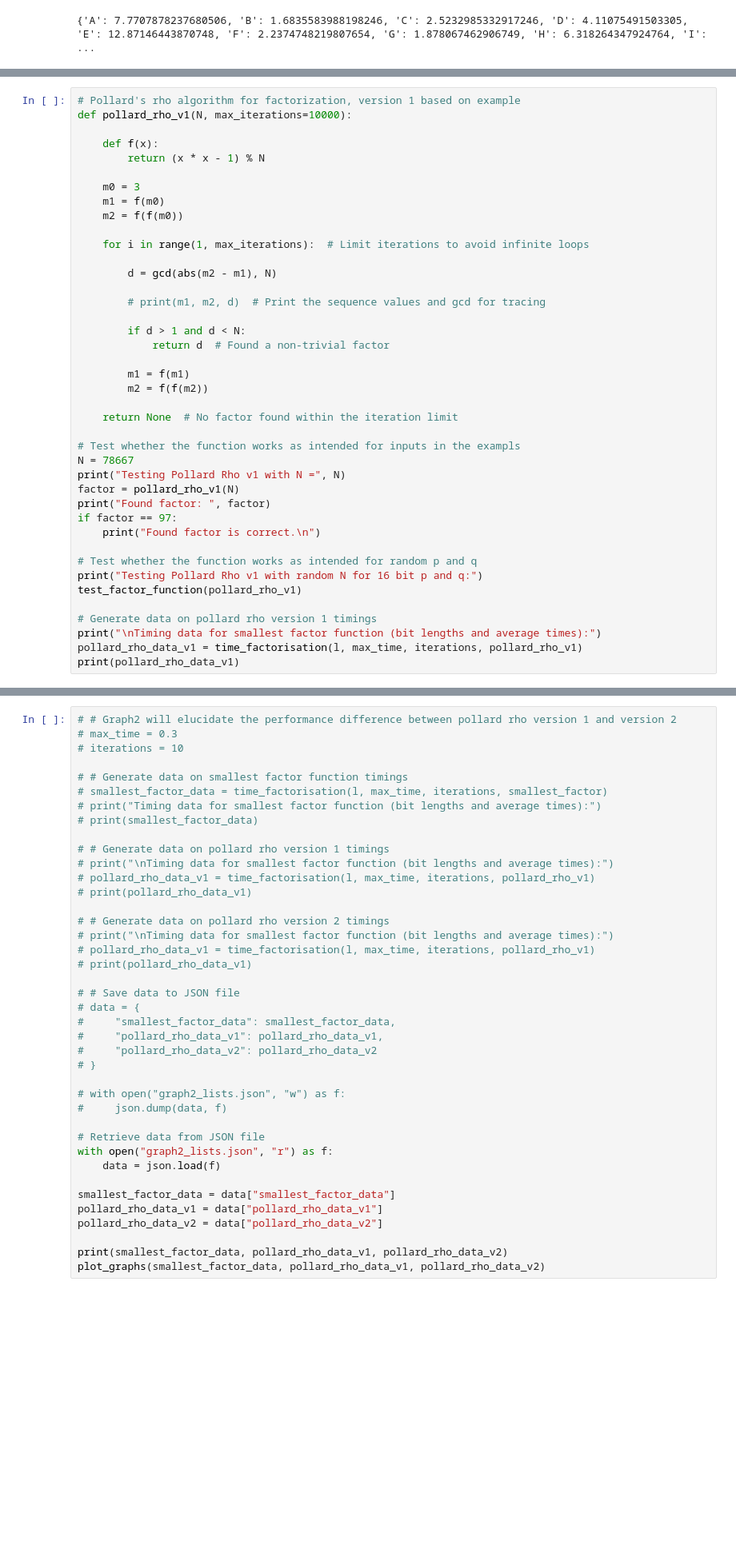
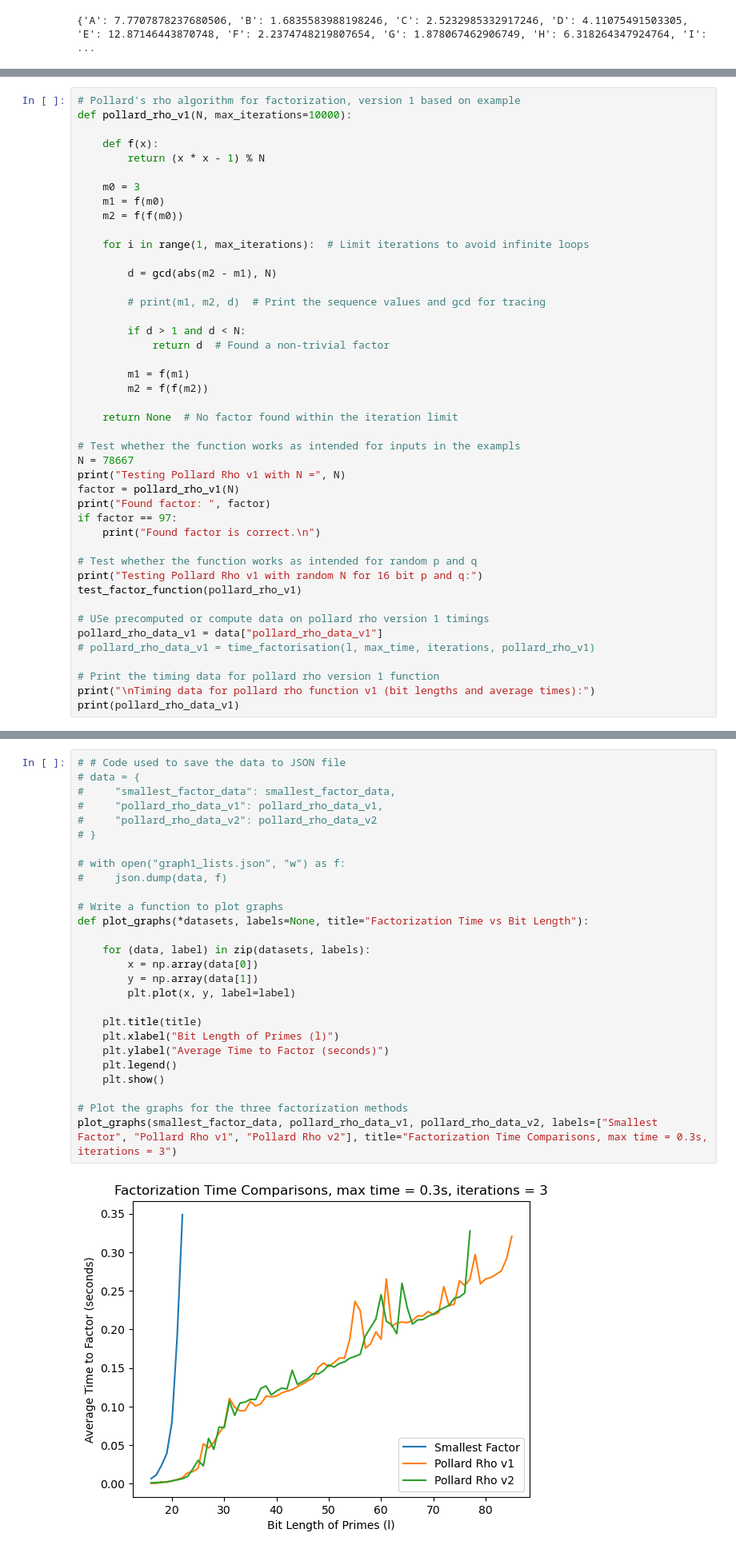
Before and after one commit to MattPygottCode/Group3, a Jupyter notebook: Hybrid Cryptography.ipynb, the cells around one changed output, grey strips where cells are left out. Shown at 80% size. Drawn from its saved outputs; the diff is of its cells as text; blank space fills up the shorter version.

```diff
--- a/Hybrid Cryptography.ipynb
+++ b/Hybrid Cryptography.ipynb
@@ -1110,9 +1074,12 @@ if factor == 97:
 print("Testing Pollard Rho v1 with random N for 16 bit p and q:")
 test_factor_function(pollard_rho_v1)
 
-# Generate data on pollard rho version 1 timings
-print("\nTiming data for smallest factor function (bit lengths and average times):")
-pollard_rho_data_v1 = time_factorisation(l, max_time, iterations, pollard_rho_v1)
+# USe precomputed or compute data on pollard rho version 1 timings
+pollard_rho_data_v1 = data["pollard_rho_data_v1"]
+# pollard_rho_data_v1 = time_factorisation(l, max_time, iterations, pollard_rho_v1)
+
+# Print the timing data for pollard rho version 1 function
+print("\nTiming data for pollard rho function v1 (bit lengths and average times):")
 print(pollard_rho_data_v1)
 # %% [output]
 Testing Pollard Rho v1 with N = 78667
@@ -1206,41 +1165,30 @@ Surprisingly there was no immediate apparent difference, so we plotted all three
 # %%
-# # Graph2 will elucidate the performance difference between pollard rho version 1 and version 2
-# max_time = 0.3
-# iterations = 10
-
-# # Generate data on smallest factor function timings
-# smallest_factor_data = time_factorisation(l, max_time, iterations, smallest_factor)
-# print("Timing data for smallest factor function (bit lengths and average times):")
-# print(smallest_factor_data)
-
-# # Generate data on pollard rho version 1 timings
-# print("\nTiming data for smallest factor function (bit lengths and average times):")
-# pollard_rho_data_v1 = time_factorisation(l, max_time, iterations, pollard_rho_v1)
-# print(pollard_rho_data_v1)
-
-# # Generate data on pollard rho version 2 timings
-# print("\nTiming data for smallest factor function (bit lengths and average times):")
-# pollard_rho_data_v1 = time_factorisation(l, max_time, iterations, pollard_rho_v1)
-# print(pollard_rho_data_v1)
-
-# # Save data to JSON file
+# # Code used to save the data to JSON file
 # data = {
 #     "smallest_factor_data": smallest_factor_data,
 #     "pollard_rho_data_v1": pollard_rho_data_v1,
 #     "pollard_rho_data_v2": pollard_rho_data_v2
 # }
 
-# with open("graph2_lists.json", "w") as f:
+# with open("graph1_lists.json", "w") as f:
 #     json.dump(data, f)
 
-# Retrieve data from JSON file
-with open("graph2_lists.json", "r") as f:
-    data = json.load(f)
+# Write a function to plot graphs
+def plot_graphs(*datasets, labels=None, title="Factorization Time vs Bit Length"):
 
-smallest_factor_data = data["smallest_factor_data"]
-pollard_rho_data_v1 = data["pollard_rho_data_v1"]
-pollard_rho_data_v2 = data["pollard_rho_data_v2"]
+    for (data, label) in zip(datasets, labels):
+        x = np.array(data[0])
+        y = np.array(data[1])
+        plt.plot(x, y, label=label)
 
-print(smallest_factor_data, pollard_rho_data_v1, pollard_rho_data_v2)
-plot_graphs(smallest_factor_data, pollard_rho_data_v1, pollard_rho_data_v2)
+    plt.title(title)
+    plt.xlabel("Bit Length of Primes (l)")
+    plt.ylabel("Average Time to Factor (seconds)")
+    plt.legend()
+    plt.show()
+
+# Plot the graphs for the three factorization methods
+plot_graphs(smallest_factor_data, pollard_rho_data_v1, pollard_rho_data_v2, labels=["Smallest Factor", "Pollard Rho v1", "Pollard Rho v2"], title="Factorization Time Comparisons, max time = 0.3s, iterations = 3")
+# %% [output]
+[figure, added]
 # %% [markdown]
```
Also changed, not shown: parts of 27 cells of this notebook, 1 other file.
